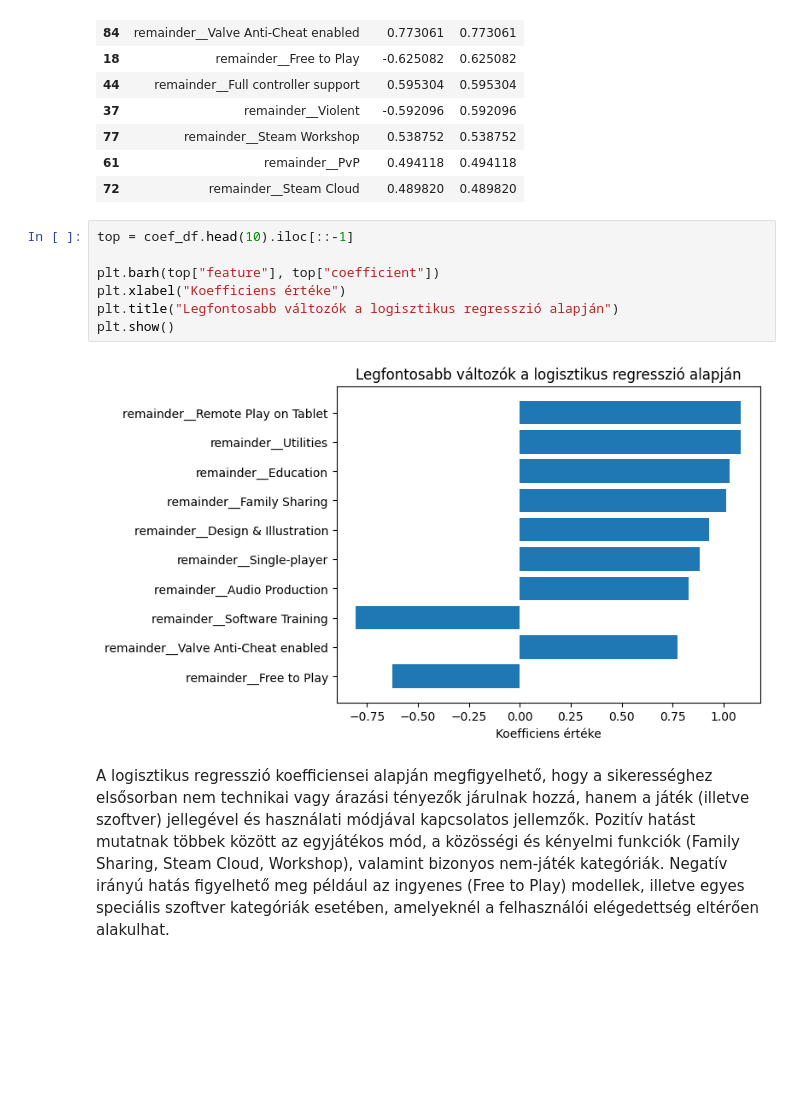
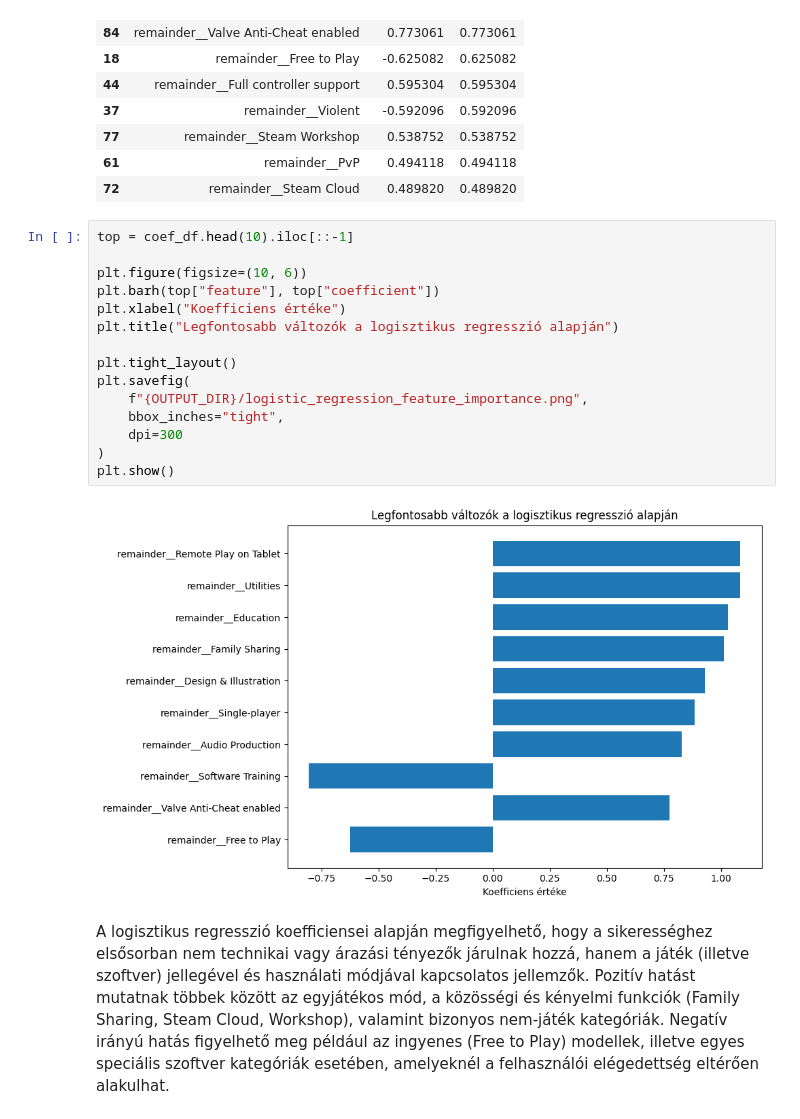
Before and after one commit to Ddavid111/videogame-data-analysis, a Jupyter notebook: notebooks/Classification/videogame_success_classification.ipynb, the cells around one changed output. Cells and saved outputs as stored; diff of their text form; blank space fills up the shorter version.

```diff
--- a/notebooks/Classification/videogame_success_classification.ipynb
+++ b/notebooks/Classification/videogame_success_classification.ipynb
@@ -498,12 +502,20 @@ coef_df.head(15)
 # %%
 top = coef_df.head(10).iloc[::-1]
 
+plt.figure(figsize=(10, 6))
 plt.barh(top["feature"], top["coefficient"])
 plt.xlabel("Koefficiens értéke")
 plt.title("Legfontosabb változók a logisztikus regresszió alapján")
+
+plt.tight_layout()
+plt.savefig(
+    f"{OUTPUT_DIR}/logistic_regression_feature_importance.png",
+    bbox_inches="tight",
+    dpi=300
+)
 plt.show()
 # %% [output]
-[figure, old version]
+[figure, new version]
 # %% [markdown]
 A logisztikus regresszió koefficiensei alapján megfigyelhető, hogy a sikerességhez elsősorban nem technikai vagy árazási tényezők járulnak hozzá, hanem a játék (illetve szoftver) jellegével és használati módjával kapcsolatos jellemzők.
 Pozitív hatást mutatnak többek között az egyjátékos mód, a közösségi és kényelmi funkciók (Family Sharing, Steam Cloud, Workshop), valamint bizonyos nem-játék kategóriák.
```
Also changed, not shown: parts of 12 cells of this notebook, 37 other files.
